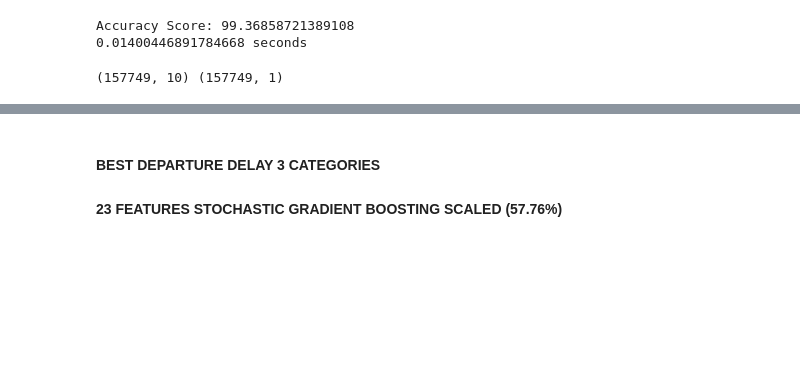
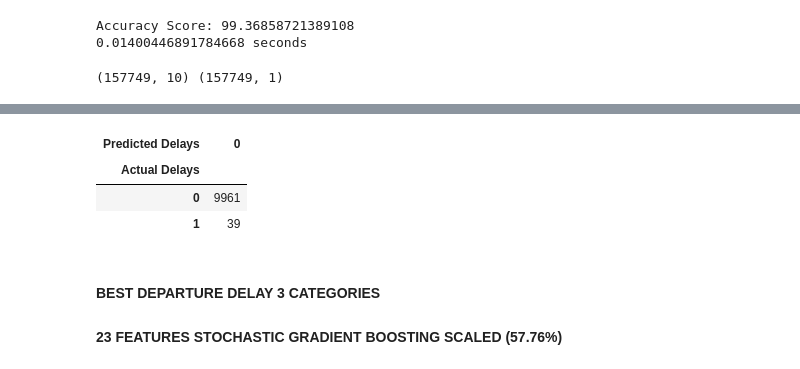
Before and after one commit to johnplakon/TheBlueAngels, a Jupyter notebook: Flight_delays_best_models_test_second_quarter_departure_delays.ipynb, the cells around one changed output, grey strips where cells are left out. Saved outputs shown, nothing was run; the diff lists cells and outputs as text; code cells hidden in the pictures; blank space fills up the shorter version.

```diff
--- a/Flight_delays_best_models_test_second_quarter_departure_delays.ipynb
+++ b/Flight_delays_best_models_test_second_quarter_departure_delays.ipynb
@@ -543,3 +598,10 @@ Accuracy Score: 99.61
+# %%
+pd.crosstab(y_transposed[:10000], predictions[:10000], rownames=["Actual Delays"], colnames=["Predicted Delays"])
+# %% [output]
+| Predicted Delays | 0 |
+| Actual Delays |  |
+| 0 | 9961 |
+| 1 | 39 |
 # %% [markdown]
 #### BEST DEPARTURE DELAY 3 CATEGORIES
 
```
Also changed, not shown: parts of 3 cells of this notebook.
